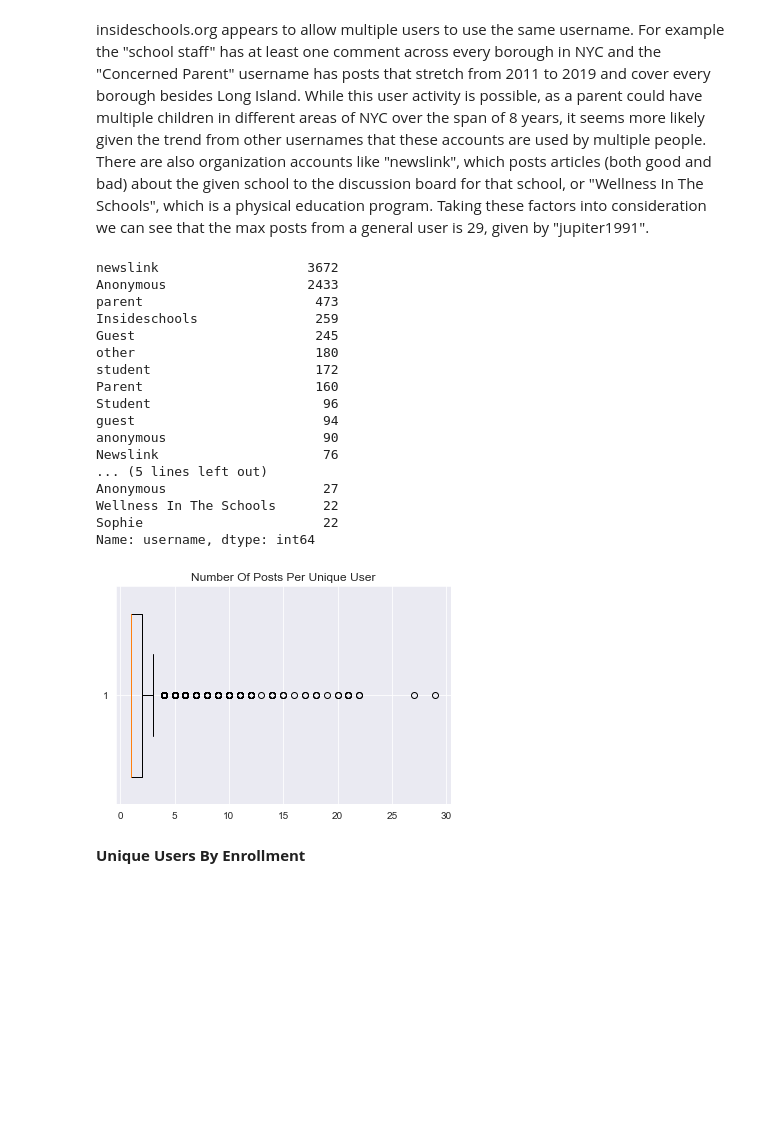
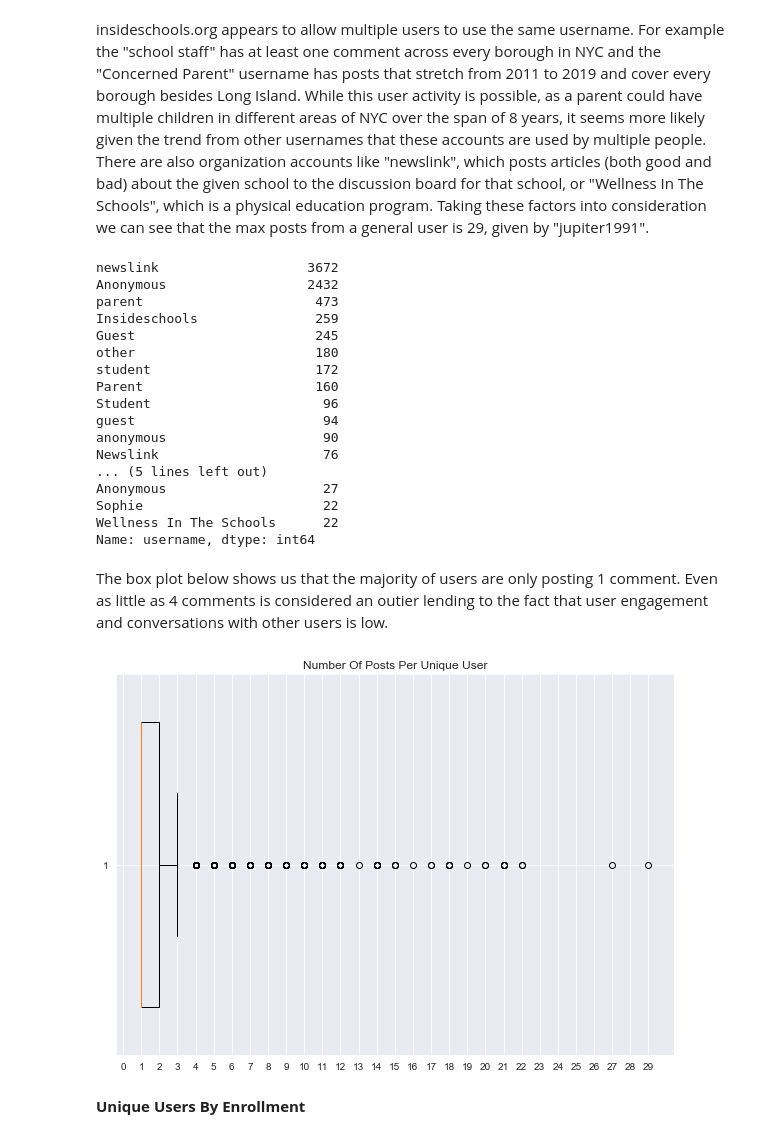
Before and after one commit to kevinmacmat/measuring_community_school_satisfaction, a Jupyter notebook: eda/comments_metadata_eda.ipynb, the cells around one changed output. Cells and saved outputs as stored; diff of their text form; code cells hidden in the pictures; blank space fills up the shorter version.

```diff
--- a/eda/comments_metadata_eda.ipynb
+++ b/eda/comments_metadata_eda.ipynb
@@ -19,3 +21,10 @@ df = pd.read_csv('/Users/kevinmacmat/Documents/flatiron/module_projects/capstone
+# %%
+# remove empty values
+df = df.drop([2614, 6544, 6668, 9166, 13485])
+# %%
+df = df.reset_index()
+# %%
+df.drop(['level_0', 'index'], inplace=True, axis=1)
 # %% [markdown]
 ## Basic Info
 # %% [markdown]
@@ -252,7 +261,7 @@ insideschools.org appears to allow multiple users to use the same username. For
 df.username.value_counts()[:20]
 # %% [output]
 newslink                   3672
-Anonymous                  2433
+Anonymous                  2432
 parent                      473
 Insideschools               259
 Guest                       245
@@ -265,17 +274,21 @@ anonymous                    90
 Newslink                     76
 ... (5 lines left out)
 Anonymous                    27
+Sophie                       22
 Wellness In The Schools      22
-Sophie                       22
 Name: username, dtype: int64
+# %% [markdown]
+The box plot below shows us that the majority of users are only posting 1 comment. Even as little as 4 comments is considered an outier lending to the fact that user engagement and conversations with other users is low.
 # %%
 dup = df.username.value_counts()[16:].tolist()
 
+plt.figure(figsize=(10,7))
 plt.boxplot(dup, vert=False, widths=.75)
 plt.title('Number Of Posts Per Unique User')
+plt.xticks(np.arange(0,30,step=1))
 plt.show()
 # %% [output]
-[figure, old version]
+[figure, new version]
 # %%
 # df[df['username'] == 'jupiter1991']
 # %% [markdown]
```
Also changed, not shown: parts of 37 cells of this notebook, 4 other files.
